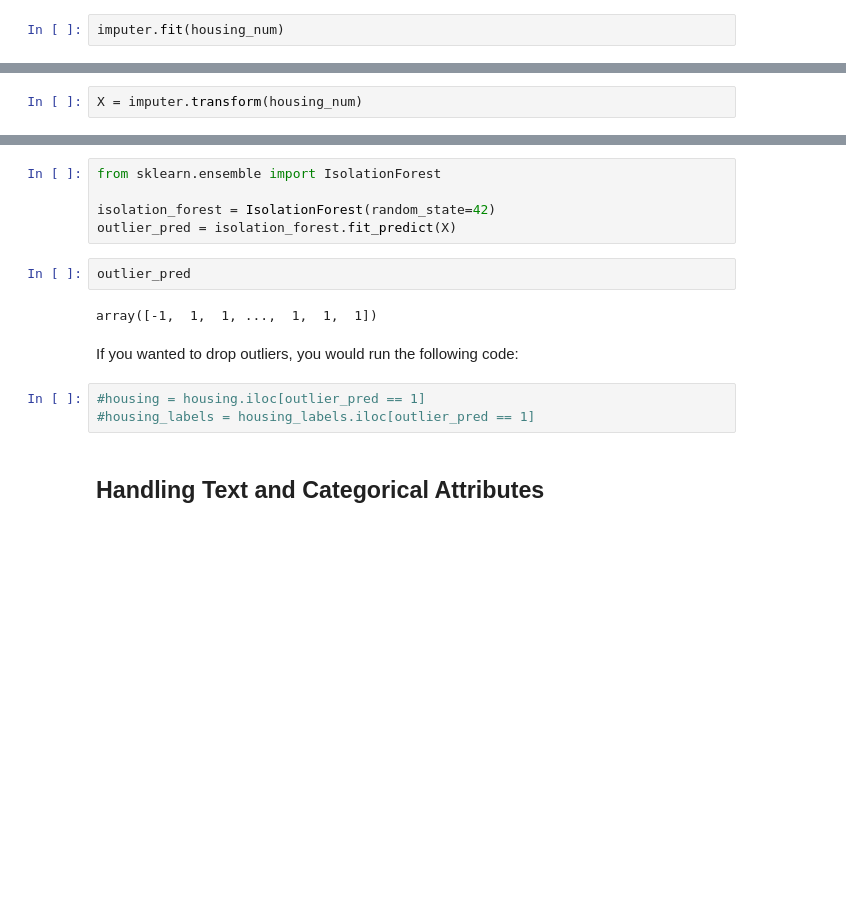
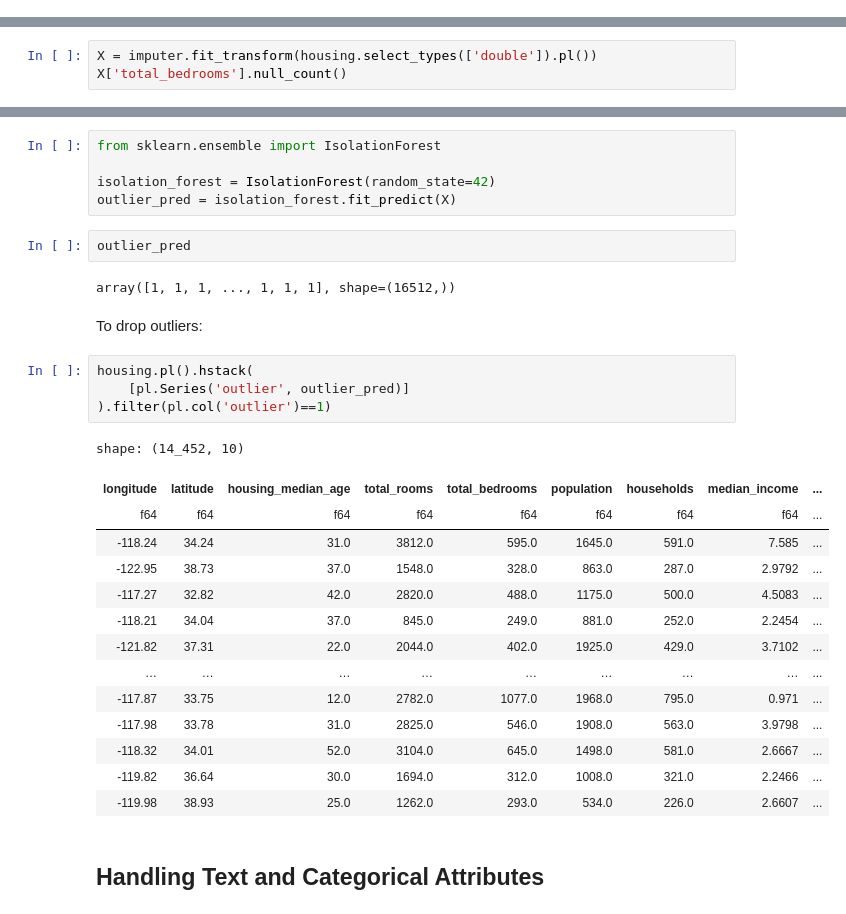
Before and after one commit to asterix314/handson-ml3, a Jupyter notebook: 02_end_to_end_machine_learning_project.ipynb, the cells around one changed output, grey strips where cells are left out. Saved outputs shown, nothing was run; the diff lists cells and outputs as text; blank space fills up the shorter version.

```diff
--- a/02_end_to_end_machine_learning_project.ipynb
+++ b/02_end_to_end_machine_learning_project.ipynb
@@ -412,2 +359,0 @@ housing_num = housing.select_dtypes(include=[np.number])
-# %%
-imputer.fit(housing_num)
@@ -420,0 +360,3 @@ array([-118.51  ,   34.26  ,   29.    , 2125.    ,  434.    , 1167.    ,
+# %%
+X = imputer.fit_transform(housing.select_types(['double']).pl())
+X['total_bedrooms'].null_count()
@@ -430,2 +366,0 @@ Transform the training set:
-# %%
-X = imputer.transform(housing_num)
@@ -477,12 +386,28 @@ outlier_pred = isolation_forest.fit_predict(X)
 # %%
 outlier_pred
 # %% [output]
-array([-1,  1,  1, ...,  1,  1,  1])
+array([1, 1, 1, ..., 1, 1, 1], shape=(16512,))
-# %% [markdown]
-If you wanted to drop outliers, you would run the following code:
-# %%
-#housing = housing.iloc[outlier_pred == 1]
-#housing_labels = housing_labels.iloc[outlier_pred == 1]
+# %% [markdown]
+To drop outliers:
+# %%
+housing.pl().hstack(
+    [pl.Series('outlier', outlier_pred)]
+).filter(pl.col('outlier')==1)
+# %% [output]
+shape: (14_452, 10)
+| longitude | latitude | housing_median_age | total_rooms | total_bedrooms | population | households | median_income | ... |
+| f64 | f64 | f64 | f64 | f64 | f64 | f64 | f64 | ... |
+| -118.24 | 34.24 | 31.0 | 3812.0 | 595.0 | 1645.0 | 591.0 | 7.585 | ... |
+| -122.95 | 38.73 | 37.0 | 1548.0 | 328.0 | 863.0 | 287.0 | 2.9792 | ... |
+| -117.27 | 32.82 | 42.0 | 2820.0 | 488.0 | 1175.0 | 500.0 | 4.5083 | ... |
+| -118.21 | 34.04 | 37.0 | 845.0 | 249.0 | 881.0 | 252.0 | 2.2454 | ... |
+| -121.82 | 37.31 | 22.0 | 2044.0 | 402.0 | 1925.0 | 429.0 | 3.7102 | ... |
+| … | … | … | … | … | … | … | … | ... |
+| -117.87 | 33.75 | 12.0 | 2782.0 | 1077.0 | 1968.0 | 795.0 | 0.971 | ... |
+| -117.98 | 33.78 | 31.0 | 2825.0 | 546.0 | 1908.0 | 563.0 | 3.9798 | ... |
+| -118.32 | 34.01 | 52.0 | 3104.0 | 645.0 | 1498.0 | 581.0 | 2.6667 | ... |
+| -119.82 | 36.64 | 30.0 | 1694.0 | 312.0 | 1008.0 | 321.0 | 2.2466 | ... |
+| -119.98 | 38.93 | 25.0 | 1262.0 | 293.0 | 534.0 | 226.0 | 2.6607 | ... |
 # %% [markdown]
 ## Handling Text and Categorical Attributes
 # %% [markdown]
```
Also changed, not shown: parts of 28 cells of this notebook.
